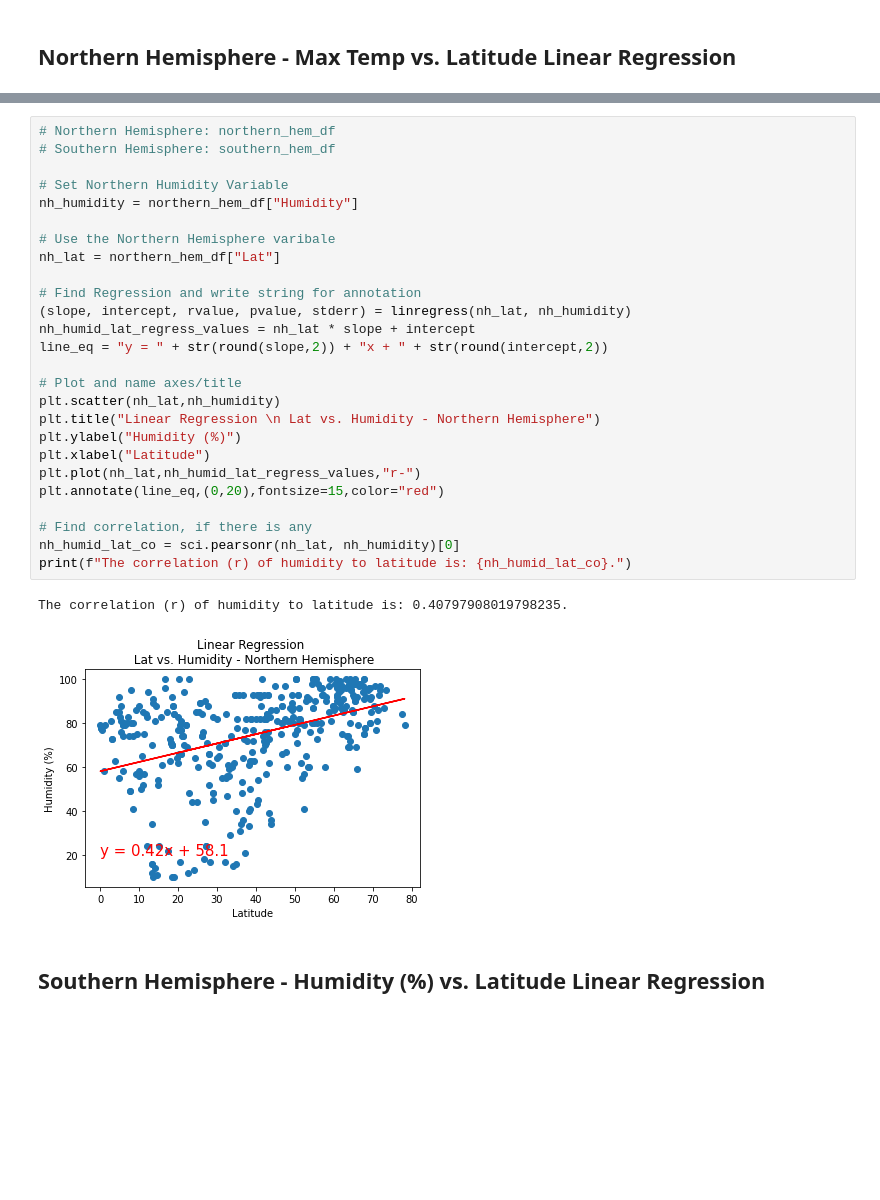
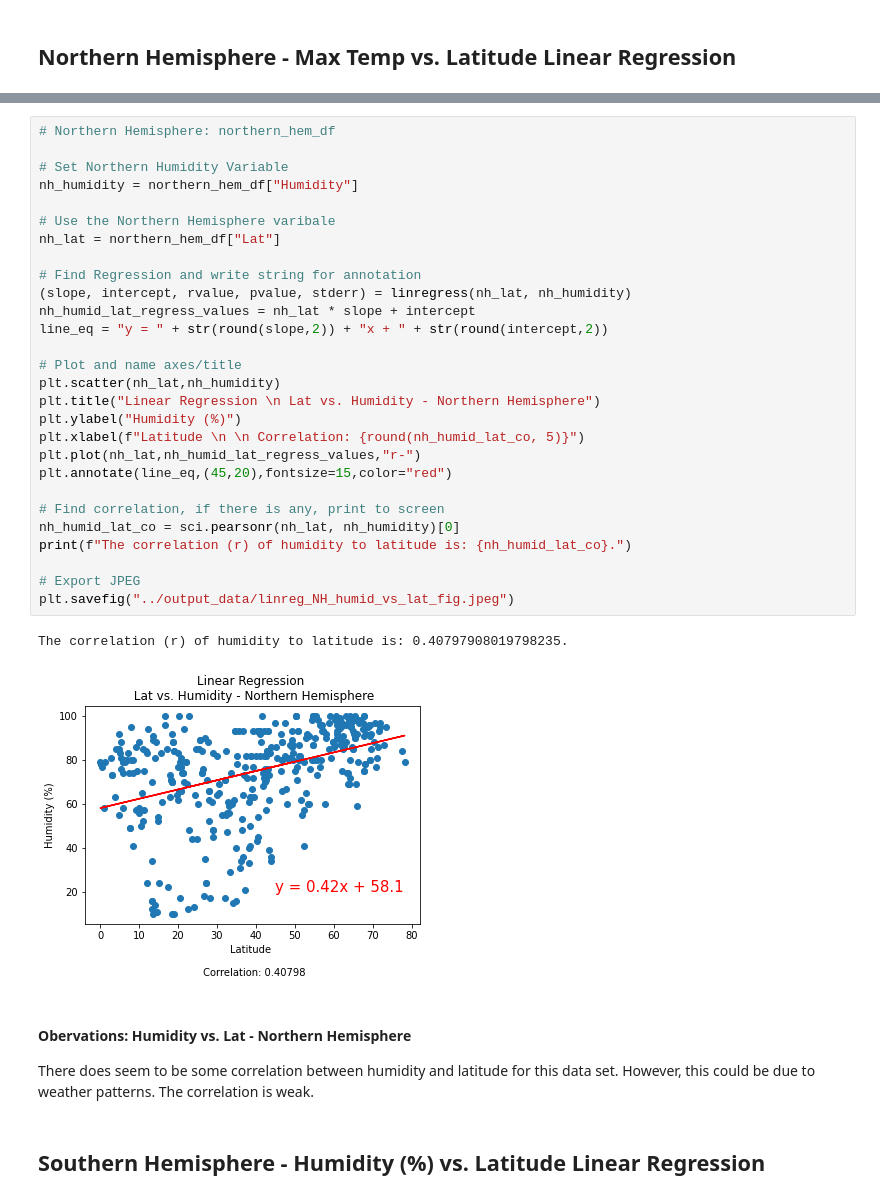
Before and after one commit to CCom20/api-challenge-python, a Jupyter notebook: weatherpy/starter_code/WeatherPy.ipynb, the cells around one changed output, grey strips where cells are left out. Drawn from its saved outputs; the diff is of its cells as text; blank space fills up the shorter version.

Commit message:
Weatherpy cleaned, moving on to Vacationpy

```diff
--- a/weatherpy/starter_code/WeatherPy.ipynb
+++ b/weatherpy/starter_code/WeatherPy.ipynb
@@ -508,32 +519,38 @@ There is a strong, positive correlation between temperature and latitude: As lat
 # %%
 # Northern Hemisphere: northern_hem_df
-# Southern Hemisphere: southern_hem_df
 
 # Set Northern Humidity Variable
 nh_humidity = northern_hem_df["Humidity"]
 
 # Use the Northern Hemisphere varibale
 nh_lat = northern_hem_df["Lat"]
 
 # Find Regression and write string for annotation
 (slope, intercept, rvalue, pvalue, stderr) = linregress(nh_lat, nh_humidity)
 nh_humid_lat_regress_values = nh_lat * slope + intercept
 line_eq = "y = " + str(round(slope,2)) + "x + " + str(round(intercept,2))
 
 # Plot and name axes/title
 plt.scatter(nh_lat,nh_humidity)
 plt.title("Linear Regression \n Lat vs. Humidity - Northern Hemisphere")
 plt.ylabel("Humidity (%)")
-plt.xlabel("Latitude")
+plt.xlabel(f"Latitude \n \n Correlation: {round(nh_humid_lat_co, 5)}")
 plt.plot(nh_lat,nh_humid_lat_regress_values,"r-")
-plt.annotate(line_eq,(0,20),fontsize=15,color="red")
+plt.annotate(line_eq,(45,20),fontsize=15,color="red")
 
-# Find correlation, if there is any
+# Find correlation, if there is any, print to screen
 nh_humid_lat_co = sci.pearsonr(nh_lat, nh_humidity)[0]
 print(f"The correlation (r) of humidity to latitude is: {nh_humid_lat_co}.")
+
+# Export JPEG
+plt.savefig("../output_data/linreg_NH_humid_vs_lat_fig.jpeg")
 # %% [output]
 The correlation (r) of humidity to latitude is: 0.40797908019798235.
-[figure, old version]
+[figure, new version]
+# %% [markdown]
+#### Obervations: Humidity vs. Lat - Northern Hemisphere
+
+There does seem to be some correlation between humidity and latitude for this data set. However, this could be due to weather patterns. The correlation is weak.
 # %% [markdown]
 ##  Southern Hemisphere - Humidity (%) vs. Latitude Linear Regression
 # %%
```
Also changed, not shown: parts of 17 cells of this notebook, 8 other files.
